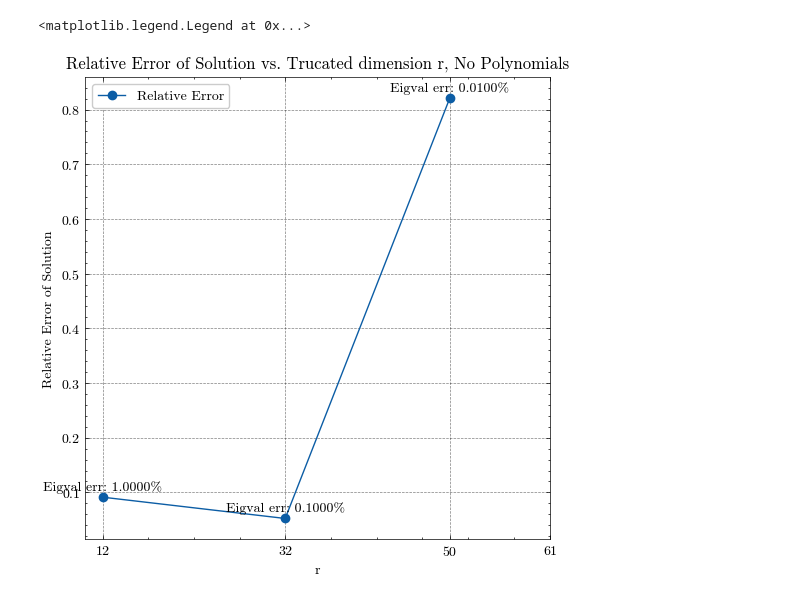
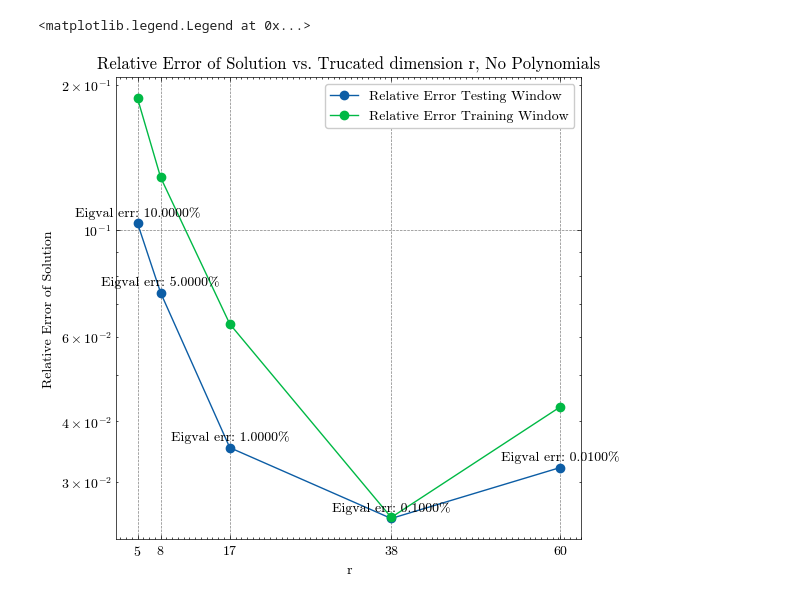
Before and after one commit to jinyi12/UnimodalSROB, a Jupyter notebook: src/OpInfTest_burgers_err_analysis.ipynb, the cells around one changed output. Cells and saved outputs as stored; diff of their text form; code cells hidden in the pictures.

```diff
--- a/src/OpInfTest_burgers_err_analysis.ipynb
+++ b/src/OpInfTest_burgers_err_analysis.ipynb
@@ -231,7 +243,7 @@ Shat_lst = []
 
 energy_list = []
 
-for i in range(len(err_tols[:-1])):
+for i in range(len(err_tols)):
     # print(i)
     # Model parameters
     print("Error Tolerance: ", err_tols[i])
@@ -242,8 +254,8 @@ for i in range(len(err_tols[:-1])):
     num_snapshots = X.shape[1]
     print("num_snapshots: ", num_snapshots)
     # print("X = ", X.shape)
-    # X_ref = np.mean(X, axis=1)[:, None]
-    X_ref = np.zeros((X.shape[0]))[:, None]
+    X_ref = np.mean(X, axis=1)[:, None]
+    # X_ref = np.zeros((X.shape[0]))[:, None]
     X_centered = X - X_ref
 
     U, S, V = np.linalg.svd(X_centered, full_matrices=False)
@@ -273,18 +291,17 @@ Reconstruction Error:  0.009470306849817823
 # %%
-X_all_full = np.load("../examples/burgers/burgersFEniCSx_u_sol_all_RE1000.npy")
 relative_error_testing_window_lst = []
 relative_error_training_window_lst = []
 abs_error_full_lst = []
 reduced_state_errors = []
 regs_lst = []
 
-for err_idx in range(len(err_tols[:-1])):
+for err_idx in range(len(err_tols)):
 # for i in range(1):
     # err_idx = 1
 
     X = np.concatenate([X_all[i, :, :] for i in range(Mp)], axis=0).T
-    # X_ref = np.mean(X, axis=1)[:, None]
-    X_ref = np.zeros((X.shape[0]))[:, None]
+    X_ref = np.mean(X, axis=1)[:, None]
+    # X_ref = np.zeros((X.shape[0]))[:, None]
     X_centered = X - X_ref
 
     Vr = Vr_lst[err_idx]
@@ -302,16 +319,16 @@ for err_idx in range(len(err_tols[:-1])):
         end_ind = int((j+1) * Nsnapshots/Mp)
         print("start_ind: ", start_ind)
         print("end_ind: ", end_ind)
-        ddtshat, ind = ddt(q[:, start_ind:end_ind], dt=dt, scheme='BE')
+        ddtshat, ind = ddt(q[:, start_ind:end_ind], dt=dt, scheme='4c')
         # ddts, ind = ddt(X[:, start_ind:end_ind], dt=dt, scheme="BE")
         dShatdt.append(ddtshat)
         ind = np.array(ind) + int((j) * Nsnapshots/Mp)
         Shat_lst.append(q[:, ind])
         # dSdt.append(ddts)
 
-    def initial_condition(coord):
+    def initial_condition(coord, mu):
         if coord <= 0.5:
-            return np.sin(2 * np.pi * coord)
+            return mu * np.sin(2 * np.pi * coord)
 
         return 0
 
@@ -348,14 +365,14 @@ for err_idx in range(len(err_tols[:-1])):
 
     coord = np.linspace(0, 1, N)
     print("coord = ", coord.shape)
-    IC = np.array([initial_condition(c) for c in coord])
+    IC = np.array([initial_condition(c, mu_test) for c in coord])
     q0 = Vr.T @ (IC[:, None] - X_ref).flatten()
     time_domain = np.arange(0, T_end, dt)
-    train_size = Shat_py.shape[1]
+    train_size = Shat_py.shape[1] // len(mus)
 
 
-    Shat_true = Shat_lst[2]
-    regs_product = [1e-3, 2e1, 15, 1e-3, 2e1, 15]
+    Shat_true = Vr.T @ (X_all_test.T[:, : Train_T + 1] - X_ref)
+    regs_product = [1e-1, 1e3, 5, 1e-1, 1e7, 10]
     # regs_product = [1e0, 1e0, 1, 1e0, 1e0, 1]
     # regs_product = [1e-3, 1e-3, 1, 23, 60, 10]
     # regs_product = [1e-3, 1e-2, 5, 1e-3, 1e-2, 5, 1e-3, 1e-1, 5]
@@ -383,7 +400,7 @@ for err_idx in range(len(err_tols[:-1])):
     # compute the full time series
     coord = np.linspace(0, 1, N)
     print("coord = ", coord.shape)
-    IC = np.array([initial_condition(c) for c in coord])
+    IC = np.array([initial_condition(c, mu_test) for c in coord])
     q0 = Vr.T @ (IC[:, None] - X_ref).flatten()
 
     T_end_full = 8
@@ -408,11 +425,11 @@ for err_idx in range(len(err_tols[:-1])):
     # convert values close to zero to zero
 
 
-    abs_error_full = np.abs(X_all_full[2].T - s_rec_full)
+    abs_error_full = np.abs(X_all_test.T - s_rec_full)
     T_end_index = int(T_end/dt)
 
-    relative_error_testing_window = np.linalg.norm(X_all_full[2].T[:, T_end_index:] - s_rec_full[:, T_end_index:], 'fro') / np.linalg.norm(X_all_full[2].T[:, T_end_index:], 'fro')
-    relative_error_training_window = np.linalg.norm(X_all_full[2].T[:, :T_end_index] - s_rec_full[:, :T_end_index], 'fro') / np.linalg.norm(X_all_full[2].T[:, :T_end_index], 'fro')
+    relative_error_testing_window = np.linalg.norm(X_all_test.T[:, T_end_index:] - s_rec_full[:, T_end_index:], 'fro') / np.linalg.norm(X_all_test.T[:, T_end_index:], 'fro')
+    relative_error_training_window = np.linalg.norm(X_all_test.T[:, :T_end_index] - s_rec_full[:, :T_end_index], 'fro') / np.linalg.norm(X_all_test.T[:, :T_end_index], 'fro')
 
     # convert values close to zero to zero
     # tolerance = 1e-10  # adjust this value as needed
@@ -454,17 +471,19 @@ Relative Errors:  [0.09131114239836492, 0.052342353465325, 0.8202817674458366]
 # %%
 plt.figure(figsize=(6, 6))
 # plot the relative error as a function of r and label each with the corresponding error tolerance
-plt.plot(max_idx_lst[:-1], relative_error_testing_window_lst, marker='o', label='Relative Error')
+plt.plot(max_idx_lst, relative_error_testing_window_lst, marker='o', label='Relative Error Testing Window')
+plt.plot(max_idx_lst, relative_error_training_window_lst, marker='o', label='Relative Error Training Window')
 
 # mark the points with the corresponding snapshot energy
-for i, txt in enumerate(err_tols[:-1]):
+for i, txt in enumerate(err_tols):
     plt.annotate(f"Eigval err: {txt:.4%}", (max_idx_lst[i], relative_error_testing_window_lst[i]), textcoords="offset points", xytext=(0,5), ha='center')
 
+plt.semilogy()
 plt.xlabel("r")
 plt.ylabel("Relative Error of Solution")
 plt.title("Relative Error of Solution vs. Trucated dimension r, No Polynomials")
 plt.xticks(max_idx_lst)
 plt.legend()
 # %% [output]
 <matplotlib.legend.Legend at 0x...>
-[figure, old version]
+[figure, new version]
```
Also changed, not shown: parts of 8 cells of this notebook, 16 other files.
